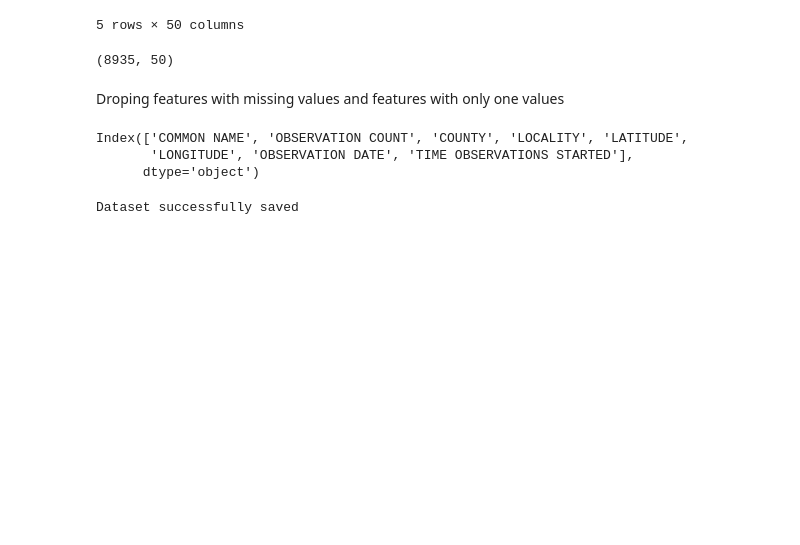
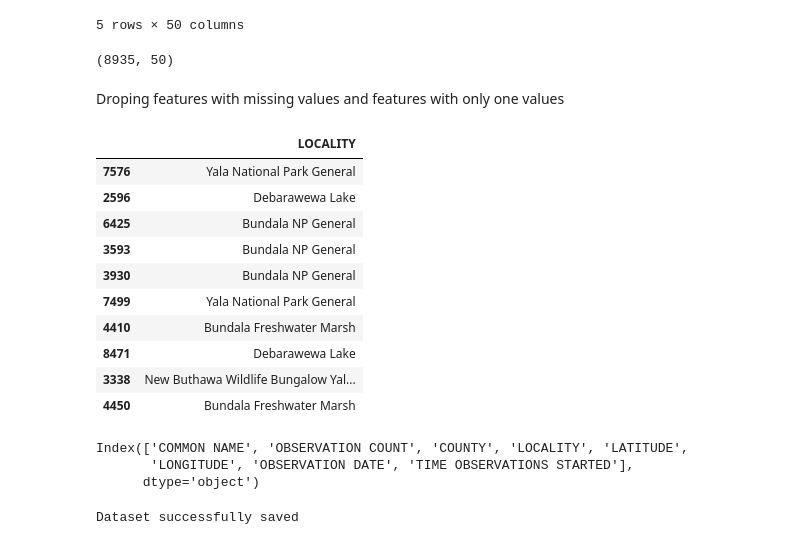
Before and after one commit to HarinduR/FeatherFind, a Jupyter notebook: Migration model/migration_model.ipynb, the cells around one changed output. Saved outputs shown, nothing was run; the diff lists cells and outputs as text; code cells hidden in the pictures; blank space fills up the shorter version.

```diff
--- a/Migration model/migration_model.ipynb
+++ b/Migration model/migration_model.ipynb
@@ -365,6 +365,49 @@ df2.drop(['TRIP COMMENTS'],axis=1, inplace=True)
 df2.drop(['SPECIES COMMENTS'],axis=1, inplace=True)
 # %%
 df2.drop(['Unnamed: 49'],axis=1, inplace=True)
+# %%
+import re
+
+def clean_locality(locality):
+    if pd.isna(locality):
+        return locality
+    # remove numbers, coordinates, and unnecessary characters
+    locality = re.sub(r"\d+\.\d+\s*,\s*\d+\.\d+", "", locality)
+    locality = re.sub(r"\d+", "", locality)
+    locality = re.sub(r"[()\[\]{}<>]", "", locality)
+    locality = re.sub(r"\bLK\b|\band\b|[-â€“]", "", locality, flags=re.IGNORECASE)
+    locality = re.sub(r"[^\w\s]", "", locality)
+    locality = locality.strip()
+    return locality
+
+# filter out rows with unwanted patterns
+df2 = df2[~df2["LOCALITY"].str.contains(r"Auto selected|à¶|^[^A-Za-z]+$", regex=True, na=False)]
+
+
+df2["LOCALITY"] = df2["LOCALITY"].apply(clean_locality)
+
+
+df2 = df2[df2["LOCALITY"].str.strip() != ""]
+
+
+new_output = r"C:\Users\Deshan\Documents\IIT LECS\DSGP Models\new_updated_dataset_newww.csv"
+
+df2.to_csv(new_output, index=False)
+
+
+df2[["LOCALITY"]].sample(10)
+# %% [output]
+|  | LOCALITY |
+| 7576 | Yala National Park General |
+| 2596 | Debarawewa Lake |
+| 6425 | Bundala NP General |
+| 3593 | Bundala NP General |
+| 3930 | Bundala NP General |
+| 7499 | Yala National Park General |
+| 4410 | Bundala Freshwater Marsh |
+| 8471 | Debarawewa Lake |
+| 3338 | New Buthawa Wildlife Bungalow Yal... |
+| 4450 | Bundala Freshwater Marsh |
 # %%
 df3 = df2.copy()
 
```
Also changed, not shown: parts of 6 cells of this notebook, 12 other files.
